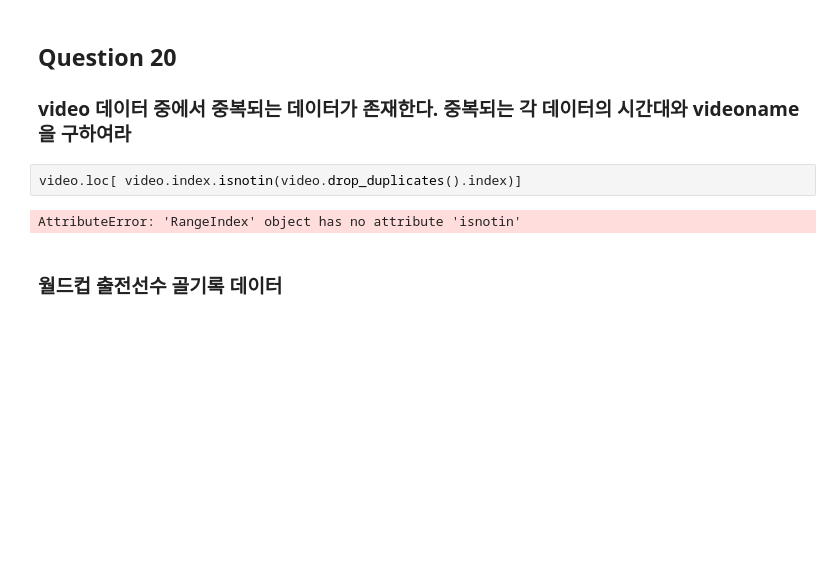
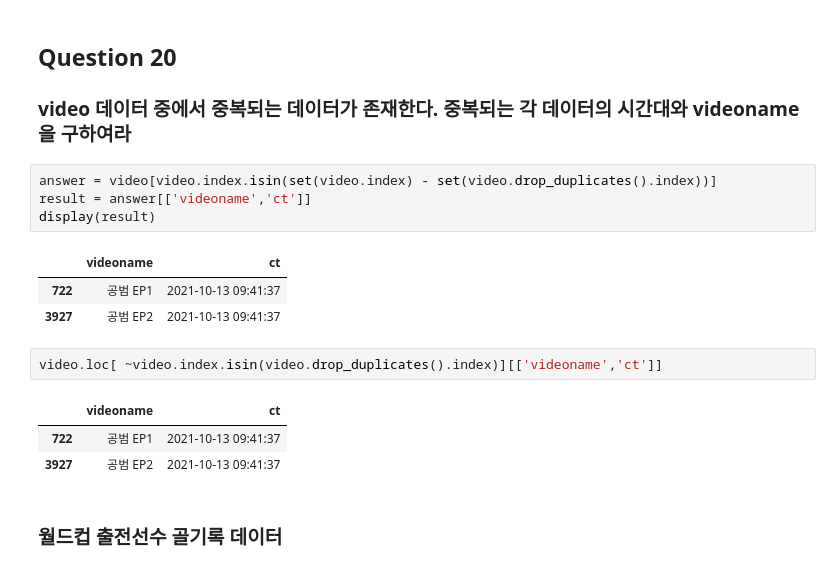
Before and after one commit to applesatang/my, a Jupyter notebook: pandas/1q.ipynb, the cells around one changed output. Saved outputs shown, nothing was run; the diff lists cells and outputs as text; blank space fills up the shorter version.

```diff
--- a/pandas/1q.ipynb
+++ b/pandas/1q.ipynb
@@ -399,10 +399,20 @@ target[['videoname','viewcnt']].groupby('videoname').agg(check)
 # %% [markdown]
 ## Question 20
 ### **video 데이터 중에서 중복되는 데이터가 존재한다. 중복되는 각 데이터의 시간대와  videoname 을 구하여라**
+# %%
+answer = video[video.index.isin(set(video.index) - set(video.drop_duplicates().index))]
+result = answer[['videoname','ct']]
+display(result)
+# %% [output]
+|  | videoname | ct |
+| 722 | 공범 EP1 | 2021-10-13 09:41:37 |
+| 3927 | 공범 EP2 | 2021-10-13 09:41:37 |
 # %%
-video.loc[ video.index.isnotin(video.drop_duplicates().index)]
+video.loc[ ~video.index.isin(video.drop_duplicates().index)][['videoname','ct']]
 # %% [output]
-AttributeError: 'RangeIndex' object has no attribute 'isnotin'
+|  | videoname | ct |
+| 722 | 공범 EP1 | 2021-10-13 09:41:37 |
+| 3927 | 공범 EP2 | 2021-10-13 09:41:37 |
 # %% [markdown]
 ### 월드컵 출전선수 골기록 데이터
 # %% [markdown]
```
Also changed, not shown: parts of 39 cells of this notebook.
